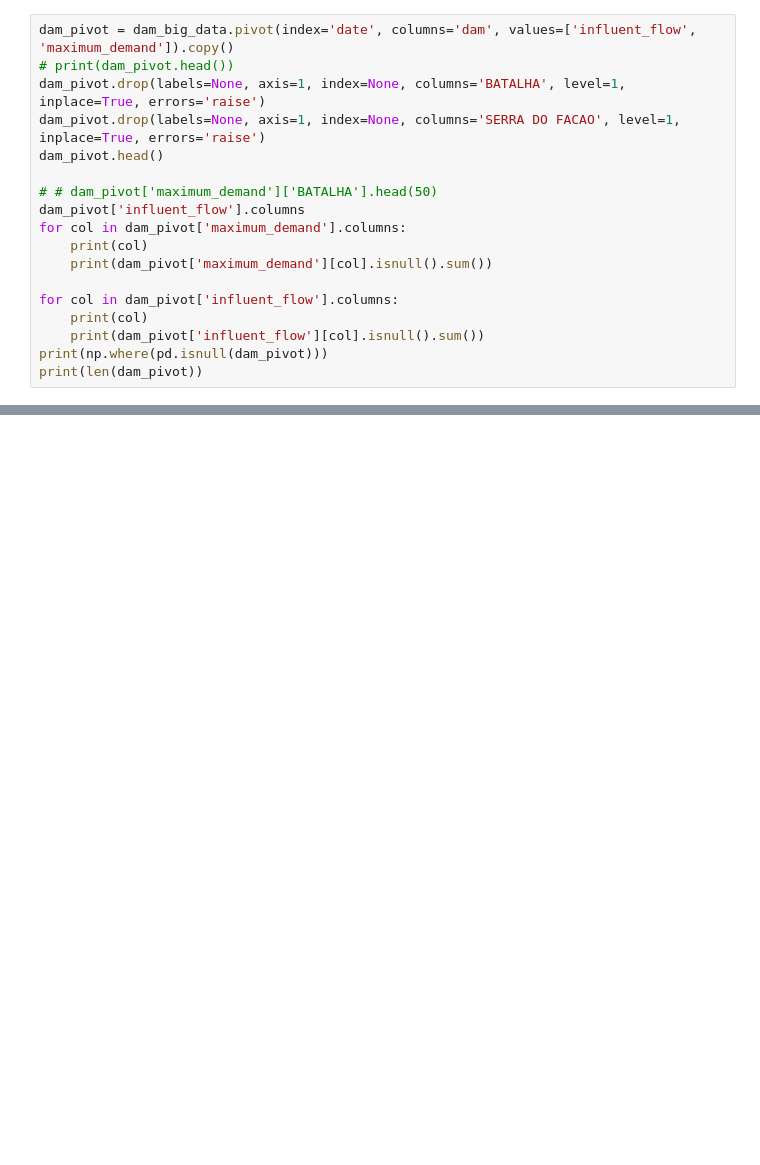
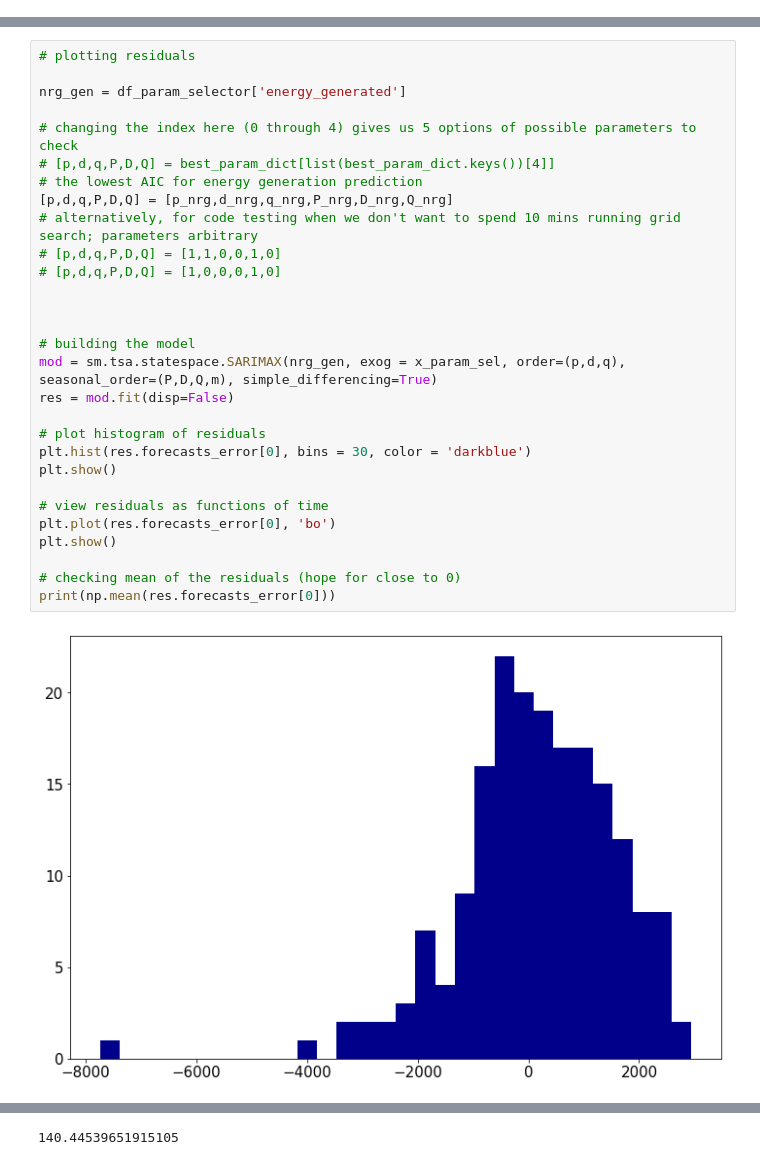
Before and after one commit to cameronthieme/IMAbootcamp2021, a Jupyter notebook: python_time_series/brazil_energy.ipynb, the cells around one changed output, grey strips where cells are left out. Drawn from its saved outputs; the diff is of its cells as text; blank space fills up the shorter version.

```diff
--- a/python_time_series/brazil_energy.ipynb
+++ b/python_time_series/brazil_energy.ipynb
@@ -1047,18 +143,0 @@ for p,d,q,P,D,Q, twen14 in param_set:
-# %%
-dam_pivot = dam_big_data.pivot(index='date', columns='dam', values=['influent_flow', 'maximum_demand']).copy()
-# print(dam_pivot.head())
-dam_pivot.drop(labels=None, axis=1, index=None, columns='BATALHA', level=1, inplace=True, errors='raise')
-dam_pivot.drop(labels=None, axis=1, index=None, columns='SERRA DO FACAO', level=1, inplace=True, errors='raise')
-dam_pivot.head()
-
-# # dam_pivot['maximum_demand']['BATALHA'].head(50)
-dam_pivot['influent_flow'].columns
-for col in dam_pivot['maximum_demand'].columns:
-    print(col)
-    print(dam_pivot['maximum_demand'][col].isnull().sum())
-
-for col in dam_pivot['influent_flow'].columns:
-    print(col)
-    print(dam_pivot['influent_flow'][col].isnull().sum())
-print(np.where(pd.isnull(dam_pivot)))
-print(len(dam_pivot))
@@ -1093,0 +361,31 @@ plt.show()
+# %%
+# plotting residuals
+
+nrg_gen = df_param_selector['energy_generated']
+
+# changing the index here (0 through 4) gives us 5 options of possible parameters to check
+# [p,d,q,P,D,Q] = best_param_dict[list(best_param_dict.keys())[4]]
+# the lowest AIC for energy generation prediction
+[p,d,q,P,D,Q] = [p_nrg,d_nrg,q_nrg,P_nrg,D_nrg,Q_nrg]
+# alternatively, for code testing when we don't want to spend 10 mins running grid search; parameters arbitrary
+# [p,d,q,P,D,Q] = [1,1,0,0,1,0]
+# [p,d,q,P,D,Q] = [1,0,0,0,1,0]
+
+
+
+# building the model
+mod = sm.tsa.statespace.SARIMAX(nrg_gen, exog = x_param_sel, order=(p,d,q), seasonal_order=(P,D,Q,m), simple_differencing=True)
+res = mod.fit(disp=False)
+
+# plot histogram of residuals
+plt.hist(res.forecasts_error[0], bins = 30, color = 'darkblue')
+plt.show()
+
+# view residuals as functions of time
+plt.plot(res.forecasts_error[0], 'bo')
+plt.show()
+
+# checking mean of the residuals (hope for close to 0)
+print(np.mean(res.forecasts_error[0]))
+# %% [output]
+[figure, added]
@@ -1093,0 +393 @@ plt.show()
+140.44539651915105
```
Also changed, not shown: parts of 57 cells of this notebook, 16 other files.
